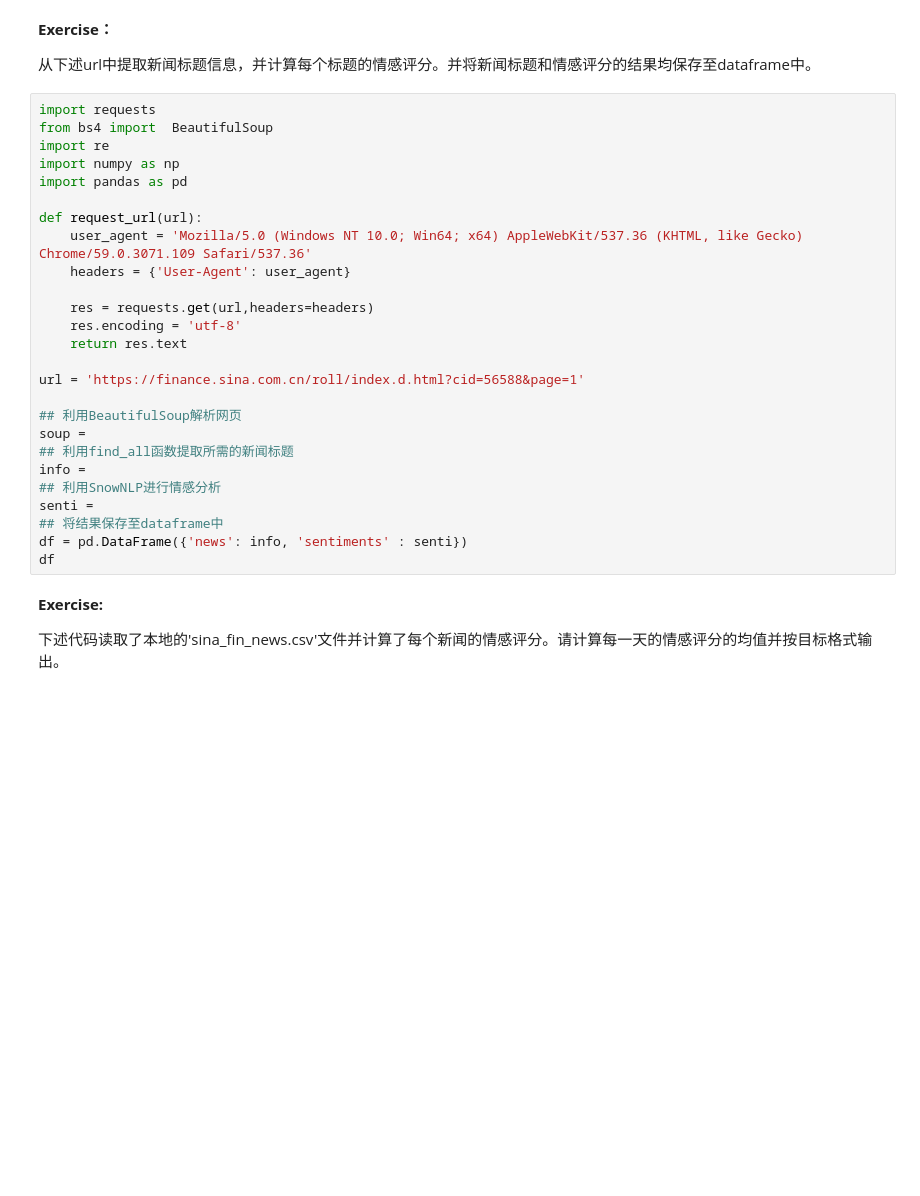
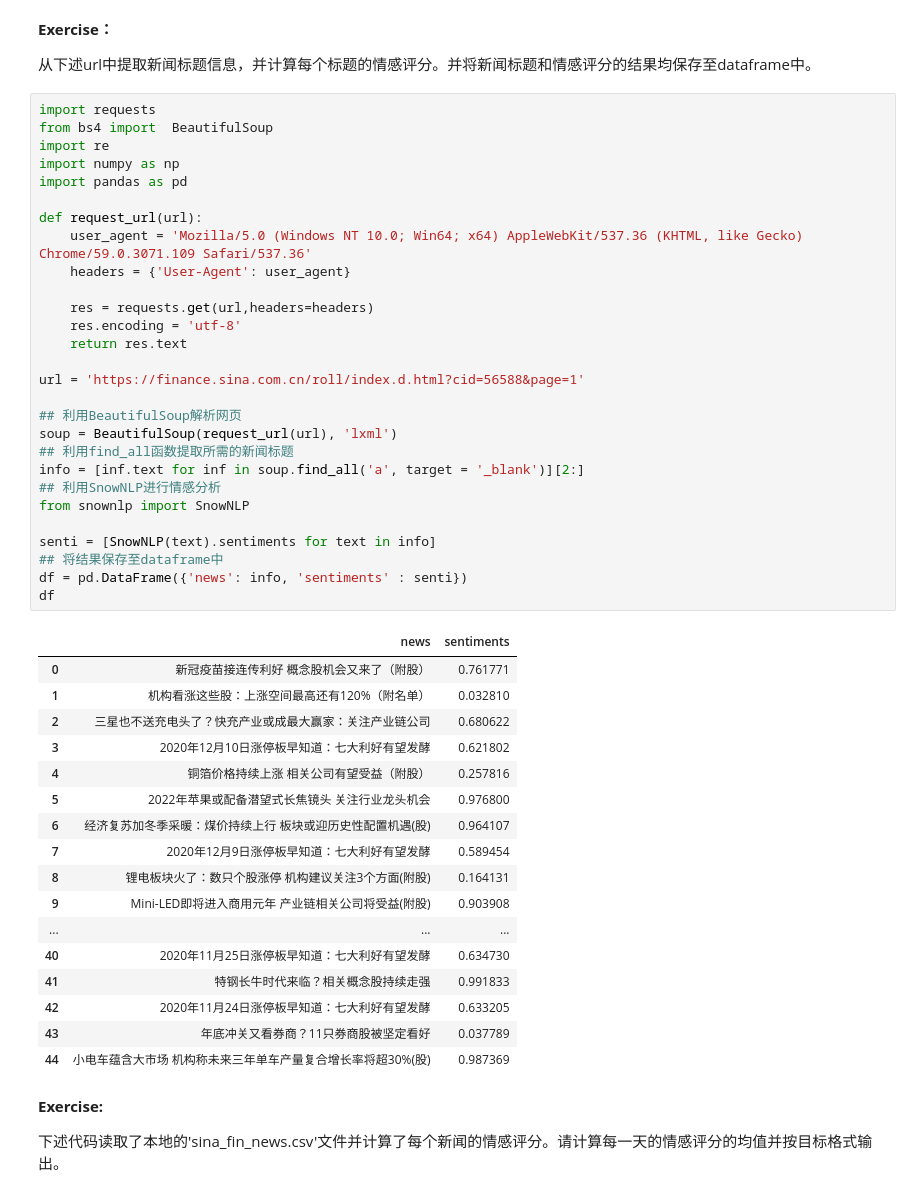
Before and after one commit to superMC5657/jrxy_python_course, a Jupyter notebook: ProgramSession/nlp_learn.ipynb, the cells around one changed output. Drawn from its saved outputs; the diff is of its cells as text; blank space fills up the shorter version.

```diff
--- a/ProgramSession/nlp_learn.ipynb
+++ b/ProgramSession/nlp_learn.ipynb
@@ -242,29 +267,49 @@ print("情感评分（0.6以上为积极，0.2以下为负面）：",np.round(s.
 # %%
 import requests
 from bs4 import  BeautifulSoup
 import re
 import numpy as np
 import pandas as pd
 
 def request_url(url):
     user_agent = 'Mozilla/5.0 (Windows NT 10.0; Win64; x64) AppleWebKit/537.36 (KHTML, like Gecko) Chrome/59.0.3071.109 Safari/537.36'
     headers = {'User-Agent': user_agent}
 
     res = requests.get(url,headers=headers)
     res.encoding = 'utf-8'
     return res.text
 
 url = 'https://finance.sina.com.cn/roll/index.d.html?cid=56588&page=1'
 
 ## 利用BeautifulSoup解析网页
-soup =
+soup = BeautifulSoup(request_url(url), 'lxml')
 ## 利用find_all函数提取所需的新闻标题
-info =
+info = [inf.text for inf in soup.find_all('a', target = '_blank')][2:]
 ## 利用SnowNLP进行情感分析
-senti =
+from snownlp import SnowNLP
+
+senti = [SnowNLP(text).sentiments for text in info]
 ## 将结果保存至dataframe中
 df = pd.DataFrame({'news': info, 'sentiments' : senti})
 df
+# %% [output]
+|  | news | sentiments |
+| 0 | 新冠疫苗接连传利好 概念股机会又来了（附股） | 0.761771 |
+| 1 | 机构看涨这些股：上涨空间最高还有120%（附名单） | 0.032810 |
+| 2 | 三星也不送充电头了？快充产业或成最大赢家：关注产业链公司 | 0.680622 |
+| 3 | 2020年12月10日涨停板早知道：七大利好有望发酵 | 0.621802 |
+| 4 | 铜箔价格持续上涨 相关公司有望受益（附股） | 0.257816 |
+| 5 | 2022年苹果或配备潜望式长焦镜头 关注行业龙头机会 | 0.976800 |
+| 6 | 经济复苏加冬季采暖：煤价持续上行 板块或迎历史性配置机遇(股) | 0.964107 |
+| 7 | 2020年12月9日涨停板早知道：七大利好有望发酵 | 0.589454 |
+| 8 | 锂电板块火了：数只个股涨停 机构建议关注3个方面(附股) | 0.164131 |
+| 9 | Mini-LED即将进入商用元年 产业链相关公司将受益(附股) | 0.903908 |
+| ... | ... | ... |
+| 40 | 2020年11月25日涨停板早知道：七大利好有望发酵 | 0.634730 |
+| 41 | 特钢长牛时代来临？相关概念股持续走强 | 0.991833 |
+| 42 | 2020年11月24日涨停板早知道：七大利好有望发酵 | 0.633205 |
+| 43 | 年底冲关又看券商？11只券商股被坚定看好 | 0.037789 |
+| 44 | 小电车蕴含大市场 机构称未来三年单车产量复合增长率将超30%(股) | 0.987369 |
 # %% [markdown]
 **Exercise:**
 
```
Also changed, not shown: parts of 5 cells of this notebook.
